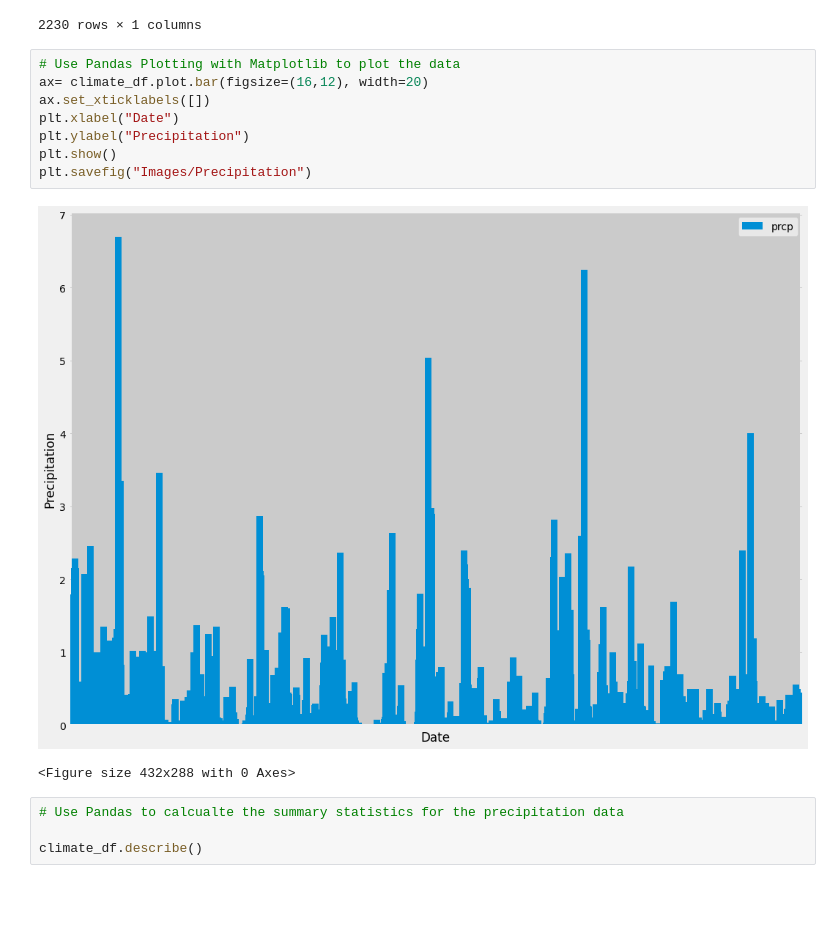
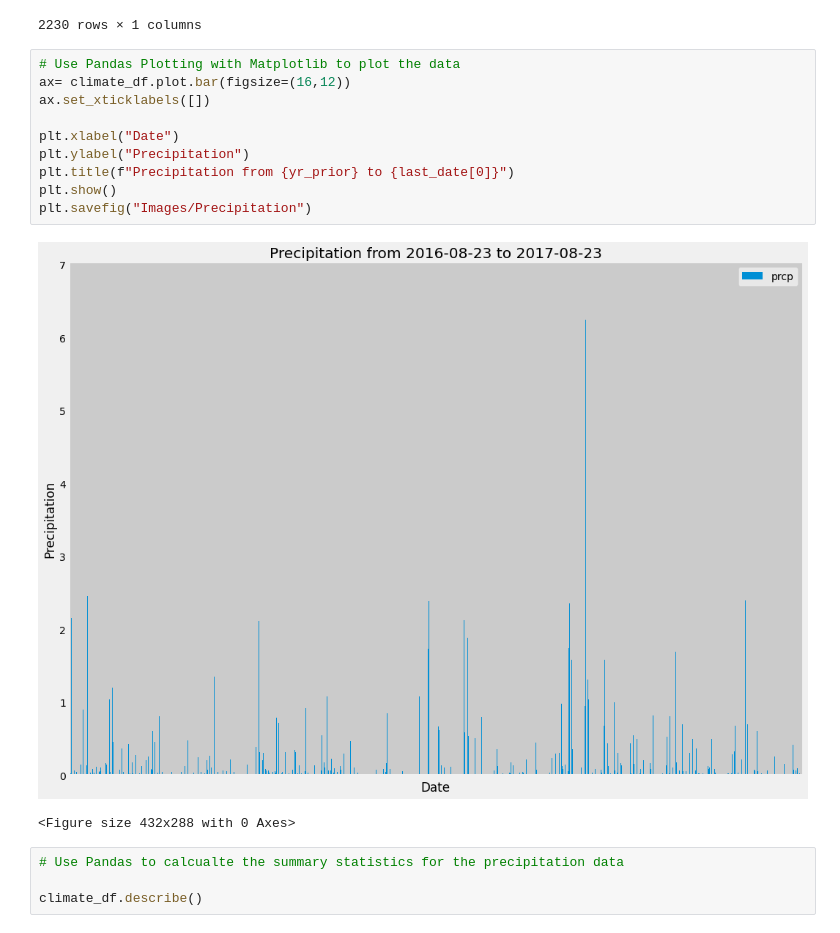
Before and after one commit to kblood86/Hawaii-Exploration, a Jupyter notebook: Climate.ipynb, the cells around one changed output. Saved outputs shown, nothing was run; the diff lists cells and outputs as text; blank space fills up the shorter version.

```diff
--- a/climate_starter.ipynb
+++ b/Climate.ipynb
@@ -101,14 +101,16 @@ climate_df
 2230 rows × 1 columns
 # %%
 # Use Pandas Plotting with Matplotlib to plot the data
-ax= climate_df.plot.bar(figsize=(16,12), width=20)
+ax= climate_df.plot.bar(figsize=(16,12))
 ax.set_xticklabels([])
+
 plt.xlabel("Date")
 plt.ylabel("Precipitation")
+plt.title(f"Precipitation from {yr_prior} to {last_date[0]}")
 plt.show()
 plt.savefig("Images/Precipitation")
 # %% [output]
-[figure, old version]
+[figure, new version]
 <Figure size 432x288 with 0 Axes>
 # %%
 # Use Pandas to calcualte the summary statistics for the precipitation data
```
Also changed, not shown: parts of 28 cells of this notebook, 2 other files.
